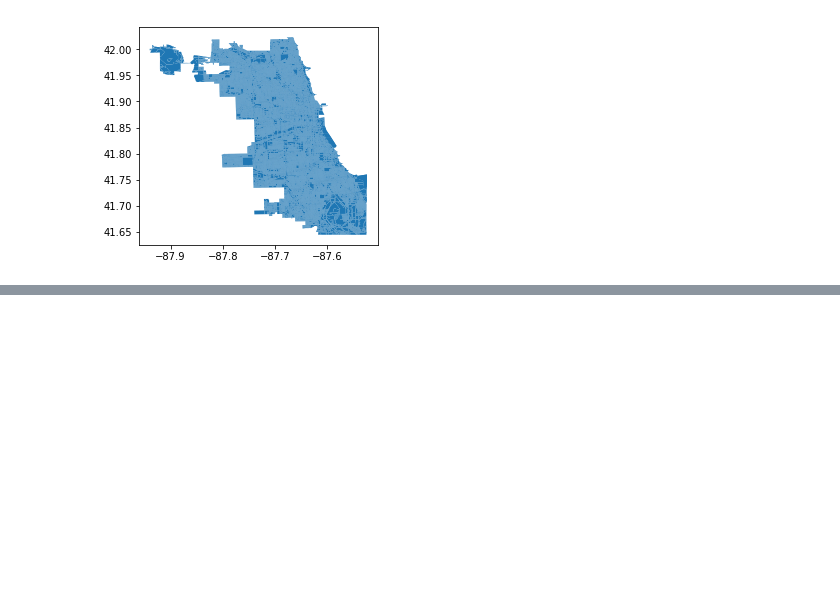
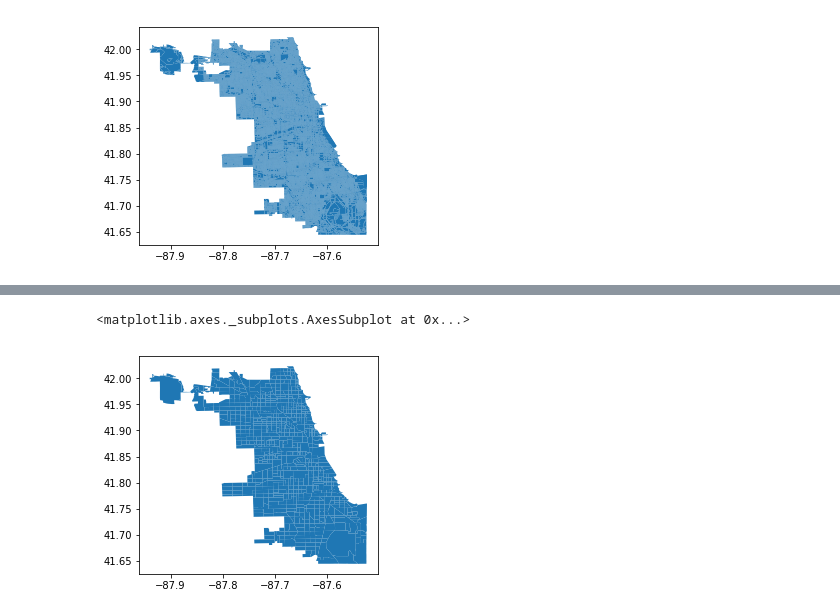
Before and after one commit to LisaATaylor/Rideshare, a Jupyter notebook: Chicago Rideshare.ipynb, the cells around one changed output, grey strips where cells are left out. Saved outputs shown, nothing was run; the diff lists cells and outputs as text; code cells hidden in the pictures; blank space fills up the shorter version.

Commit message:
Add workflow for blockgroups from census blocks

```diff
--- a/Chicago Rideshare.ipynb
+++ b/Chicago Rideshare.ipynb
@@ -375,0 +367,7 @@ censtracts.head()
+# %%
+btest=gpd.read_file("Chicago_BlockGroups.shp")
+# %%
+btest.plot()
+# %% [output]
+<matplotlib.axes._subplots.AxesSubplot at 0x...>
+[figure, added]
```
Also changed, not shown: parts of 7 cells of this notebook.
